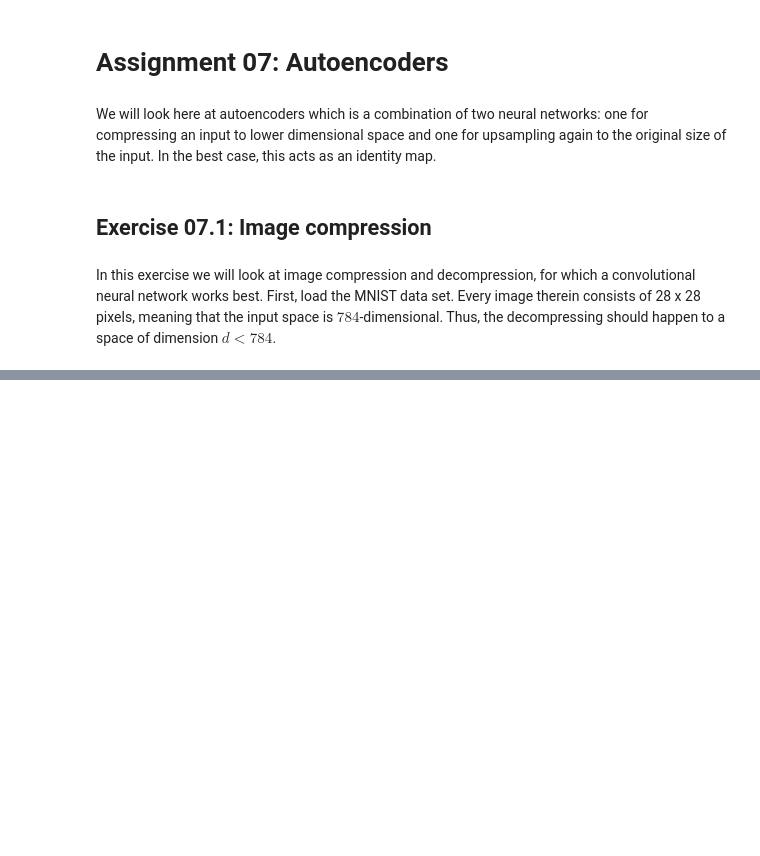
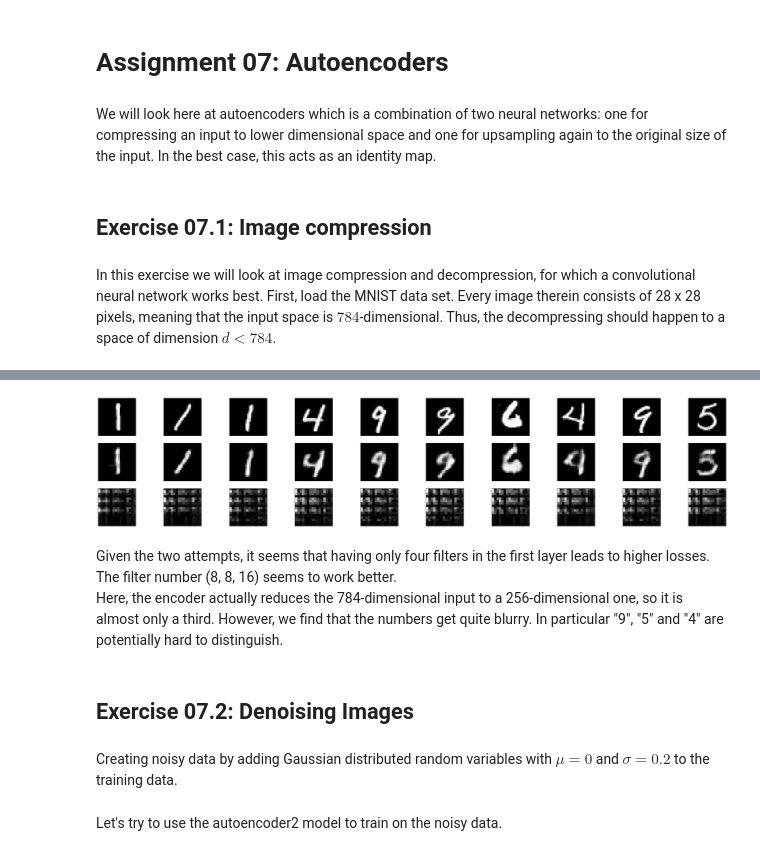
Before and after one commit to Jercheal/ML_Lecture_FSU, a Jupyter notebook: assignment_07.ipynb, the cells around one changed output, grey strips where cells are left out. Cells and saved outputs as stored; diff of their text form; code cells hidden in the pictures; blank space fills up the shorter version.

```diff
--- a/assignment_07.ipynb
+++ b/assignment_07.ipynb
@@ -120,0 +258,29 @@ Epoch 20/20
+# %%
+test_imgs_encoded2 = encoder_model2(test_imgs)
+test_imgs_decoded2 = decoder_model2(test_imgs_encoded2)
+# %%
+plt.figure(figsize=(40, 8))
+for i in range(10):
+    ax = plt.subplot(3, 10, i + 1)
+    plt.imshow(np.reshape(test_imgs[i], (28, 28)), cmap='gray')
+    ax.get_xaxis().set_visible(False)
+    ax.get_yaxis().set_visible(False)
+
+    ax = plt.subplot(3, 10, i + 11)
+    plt.imshow(np.reshape(test_imgs_decoded2[i], (28, 28)), cmap='gray')
+    ax.get_xaxis().set_visible(False)
+    ax.get_yaxis().set_visible(False)
+
+    ax = plt.subplot(3, 10, i + 21)
+    plt.imshow(np.reshape(test_imgs_encoded2[i], (16, 16)), cmap='gray')
+    ax.get_xaxis().set_visible(False)
+    ax.get_yaxis().set_visible(False)
+# %% [output]
+[figure, added]
+# %% [markdown]
+Given the two attempts, it seems that having only four filters in the first layer leads to higher losses. The filter number (8, 8, 16) seems to work better.\
+Here, the encoder actually reduces the 784-dimensional input to a 256-dimensional one, so it is almost only a third. However, we find that the numbers get quite blurry. In particular "9", "5" and "4" are potentially hard to distinguish.
+# %% [markdown]
+## Exercise 07.2:  Denoising Images
+# %% [markdown]
+Creating noisy data by adding Gaussian distributed random variables with $\mu = 0$ and $\sigma = 0.2$ to the training data.
@@ -120,0 +289,2 @@ Epoch 20/20
+# %% [markdown]
+Let's try to use the autoencoder2 model to train on the noisy data.
```
Also changed, not shown: parts of 29 cells of this notebook.
